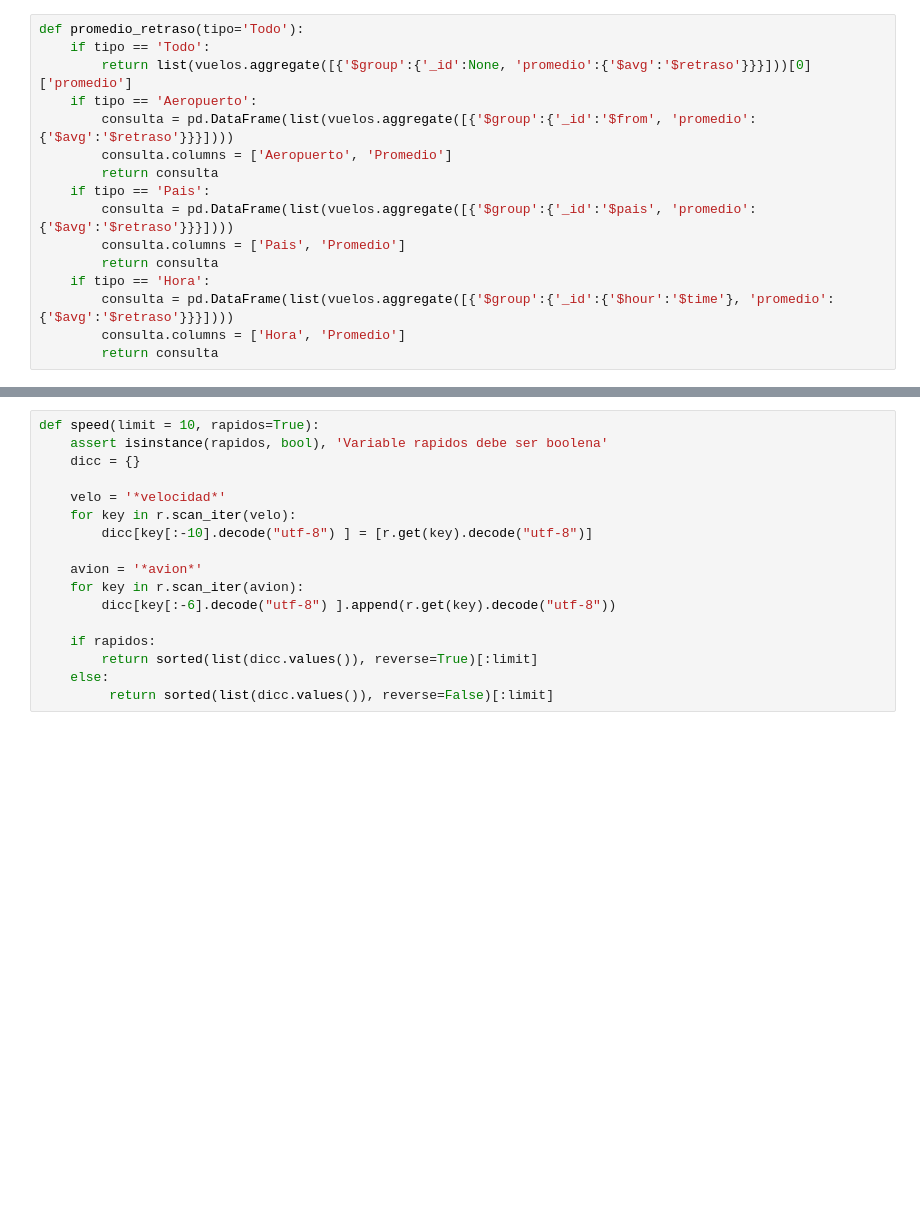
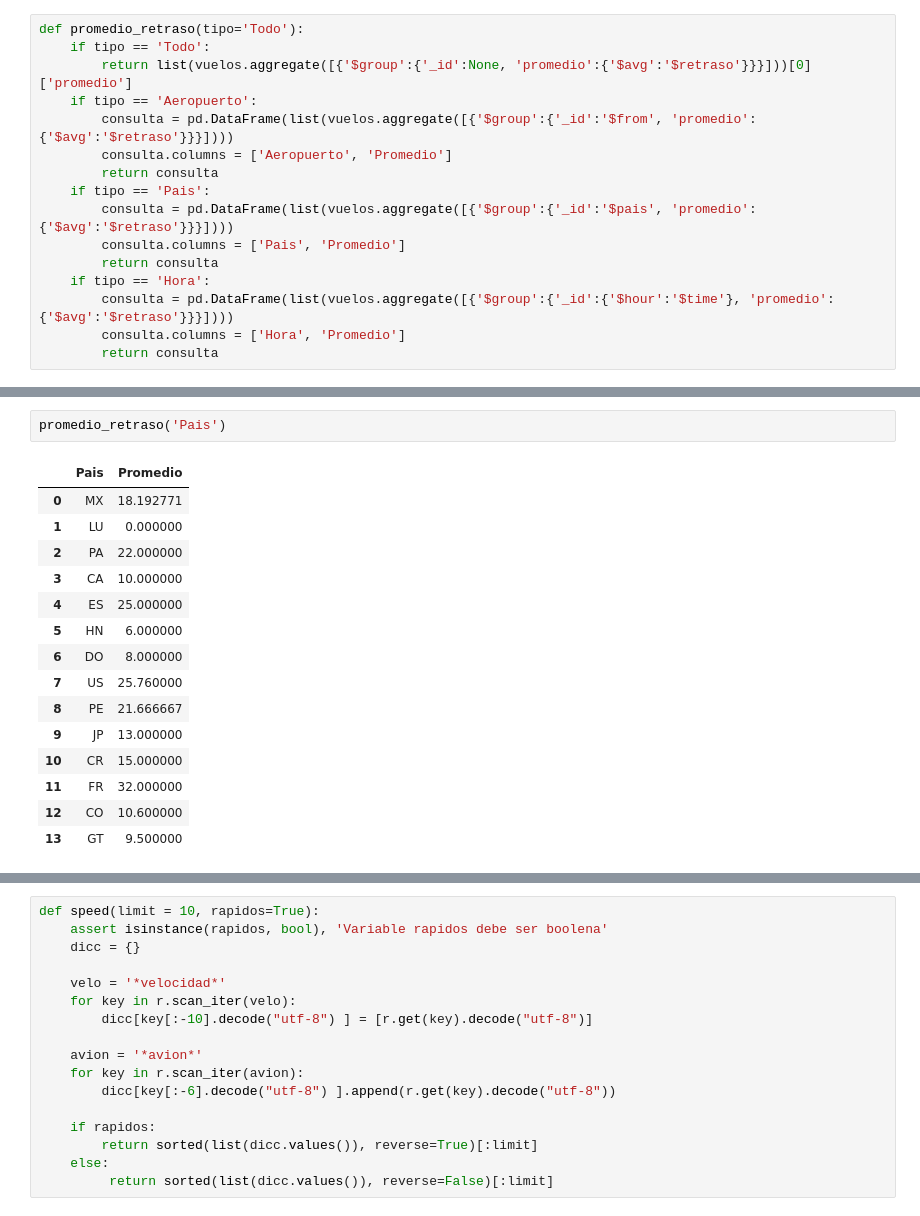
Before and after one commit to danielfrgs/2022_1-Base-Datos, a Jupyter notebook: Proyecto/Proyecto_Final.ipynb, the cells around one changed output, grey strips where cells are left out. Cells and saved outputs as stored; diff of their text form; blank space fills up the shorter version.

```diff
--- a/Proyecto/Proyecto_Final.ipynb
+++ b/Proyecto/Proyecto_Final.ipynb
@@ -118,0 +126,18 @@ def promedio_retraso(tipo='Todo'):
+# %%
+promedio_retraso('Pais')
+# %% [output]
+|  | Pais | Promedio |
+| 0 | MX | 18.192771 |
+| 1 | LU | 0.000000 |
+| 2 | PA | 22.000000 |
+| 3 | CA | 10.000000 |
+| 4 | ES | 25.000000 |
+| 5 | HN | 6.000000 |
+| 6 | DO | 8.000000 |
+| 7 | US | 25.760000 |
+| 8 | PE | 21.666667 |
+| 9 | JP | 13.000000 |
+| 10 | CR | 15.000000 |
+| 11 | FR | 32.000000 |
+| 12 | CO | 10.600000 |
+| 13 | GT | 9.500000 |
```
Also changed, not shown: parts of 20 cells of this notebook.
